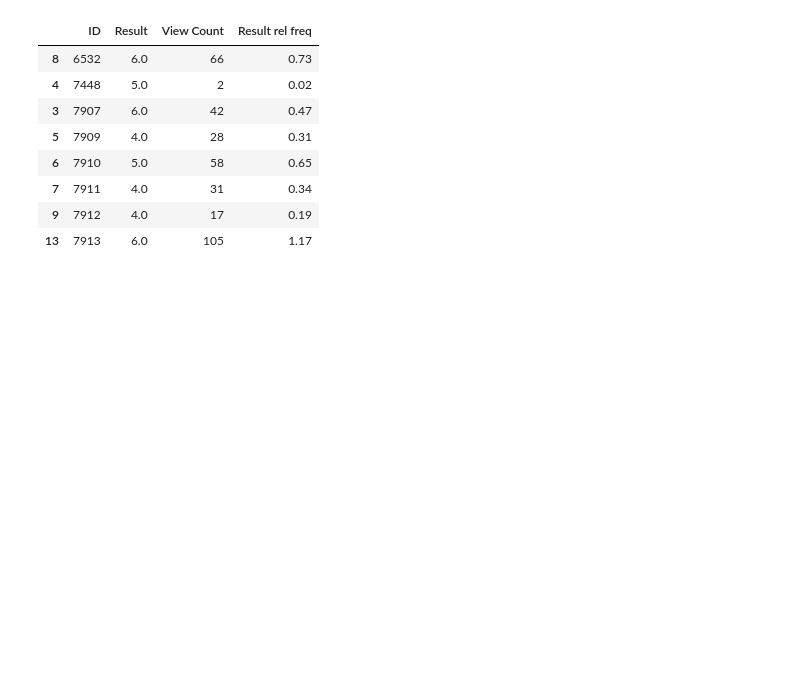
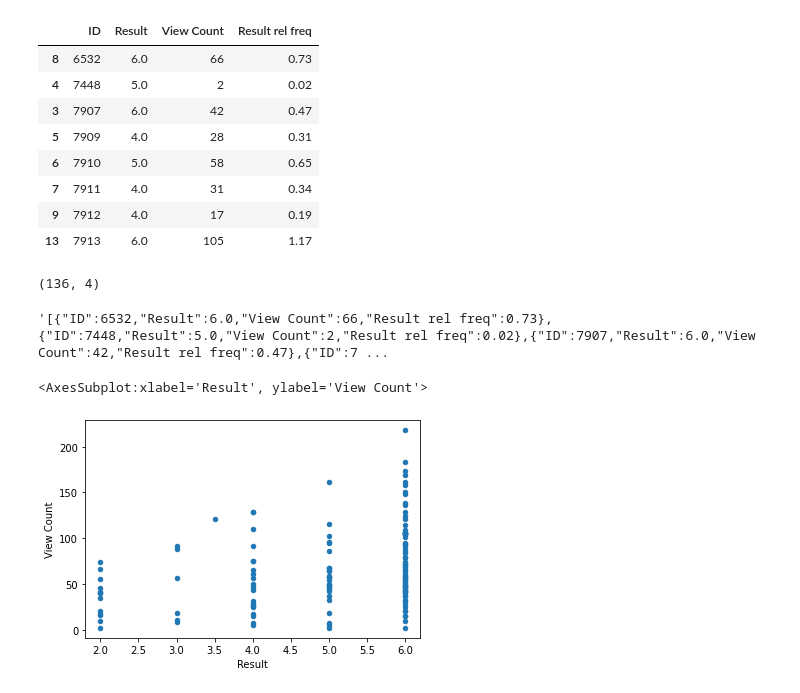
Before and after one commit to byunchov/stalking_lectures, a Jupyter notebook: data_model.ipynb, the cells around one changed output. Cells and saved outputs as stored; diff of their text form; code cells hidden in the pictures; blank space fills up the shorter version.

```diff
--- a/data_model.ipynb
+++ b/data_model.ipynb
@@ -231,3 +238,17 @@ corr_df.head(8)
 | 7 | 7911 | 4.0 | 31 | 0.34 |
 | 9 | 7912 | 4.0 | 17 | 0.19 |
 | 13 | 7913 | 6.0 | 105 | 1.17 |
+# %%
+corr_df.shape
+# %% [output]
+(136, 4)
+# %%
+pt = ''
+corr_df.to_json(orient='records')
+# %% [output]
+'[{"ID":6532,"Result":6.0,"View Count":66,"Result rel freq":0.73},{"ID":7448,"Result":5.0,"View Count":2,"Result rel freq":0.02},{"ID":7907,"Result":6.0,"View Count":42,"Result rel freq":0.47},{"ID":7 ...
+# %%
+corr_df.plot(x ='Result', y='View Count', kind = 'scatter')
+# %% [output]
+<AxesSubplot:xlabel='Result', ylabel='View Count'>
+[figure, added]
```
Also changed, not shown: parts of 7 cells of this notebook.
